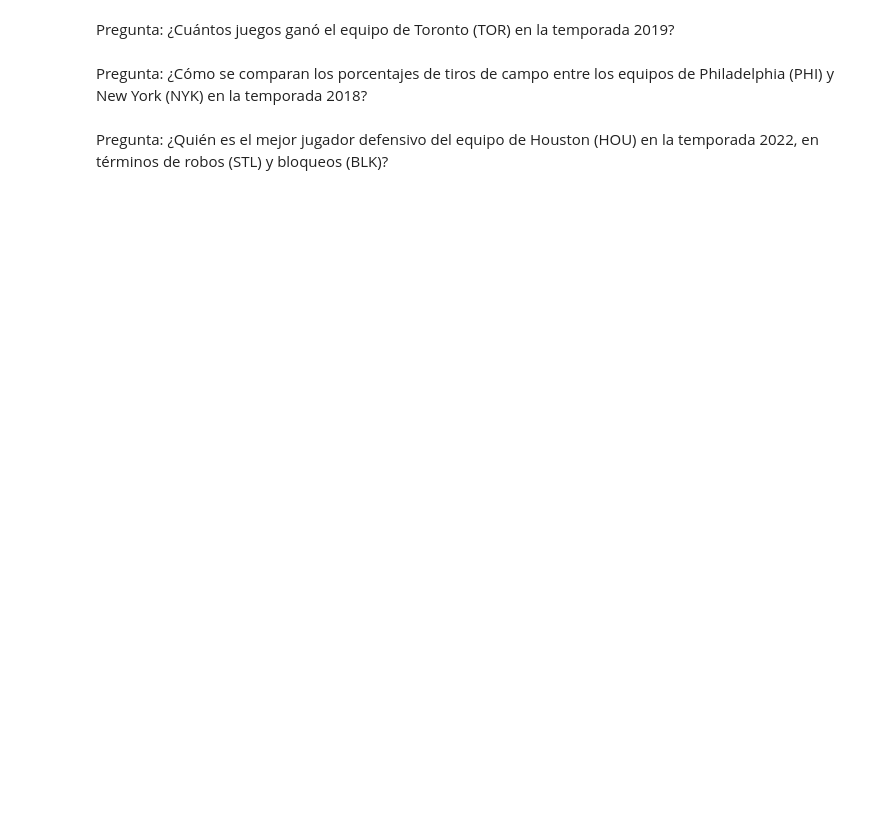
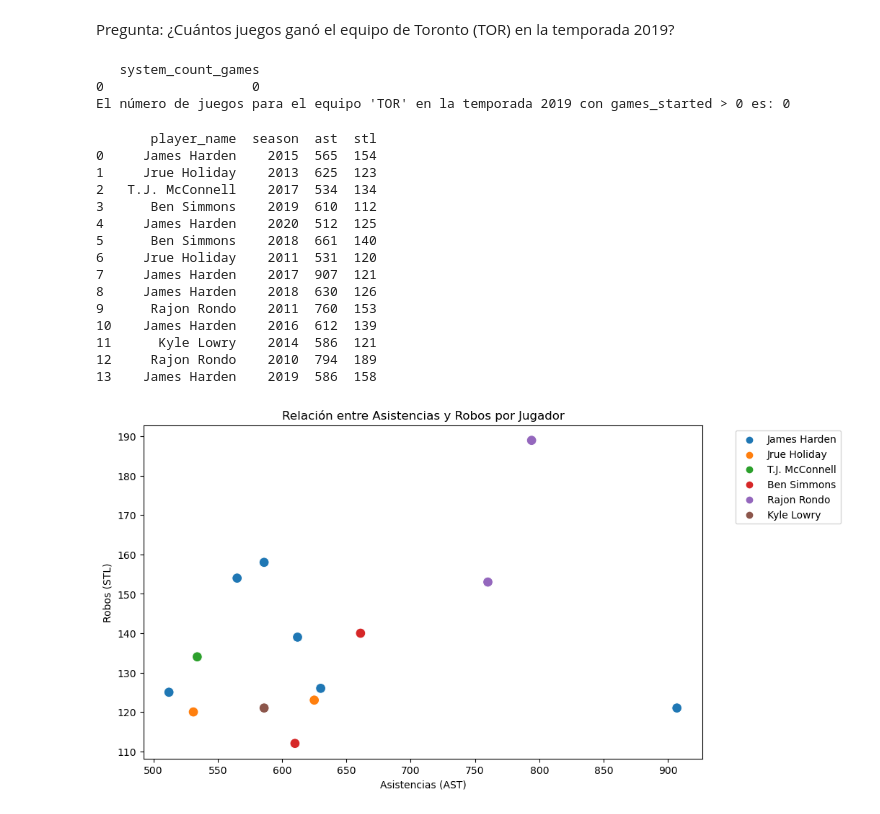
Before and after one commit to GenaroRocha/ProyectoNoSQL, a Jupyter notebook: proyecto.ipynb, the cells around one changed output. Saved outputs shown, nothing was run; the diff lists cells and outputs as text; code cells hidden in the pictures; blank space fills up the shorter version.

```diff
--- a/proyecto.ipynb
+++ b/proyecto.ipynb
@@ -231,7 +295,20 @@ plt.show()
 # %% [markdown]
 Pregunta: ¿Quién es el jugador con más puntos en la temporada 2020 para el equipo de Houston (HOU)?
 # %%
-SELECT player_name, MAX(PTS) FROM nba_stats WHERE team = 'HOU' AND season = 2020 ALLOW FILTERING;
+#SELECT player_name, MAX(PTS) FROM nba_stats WHERE team = 'HOU' AND season = 2020 ALLOW FILTERING;
+
+session = cluster.connect('nba')
+
+
+query = "SELECT player_name, MAX(PTS) FROM player_stats WHERE team = 'HOU' AND season = 2020 ALLOW FILTERING;"
+rows = session.execute(query)
+
+
+# Creando un DataFrame con los resultados
+df = pd.DataFrame(list(rows))
+print(df)
+
+
 
 #Esta consulta muestra el jugador con el mayor número de puntos en una temporada específica para el equipo de Houston.
 # %% [output]
@@ -245,10 +337,20 @@ SELECT AVG(TRB) FROM nba_stats WHERE team = 'BOS' AND season = 2021 ALLOW FILTER
 # %% [markdown]
 Pregunta: ¿Cuántos juegos ganó el equipo de Toronto (TOR) en la temporada 2019?
 # %%
-SELECT COUNT(games) FROM nba_stats WHERE team = 'TOR' AND season = 2019 AND games_started > 0 ALLOW FILTERING;
+#SELECT COUNT(games) FROM nba_stats WHERE team = 'TOR' AND season = 2019 AND games_started > 0 ALLOW FILTERING;
 
+query = "SELECT COUNT(games) FROM nba.player_stats WHERE team = 'TOR' AND season = 2019 AND games_started > 0 ALLOW FILTERING;"
+rows = session.execute(query)
+
+df = pd.DataFrame(list(rows))
+print(df)
+
+count_games = df.iloc[0,0]  # Asumiendo que el resultado es la primera fila y columna
+print(f"El número de juegos para el equipo 'TOR' en la temporada 2019 con games_started > 0 es: {count_games}")
 #Esta consulta cuenta el número de juegos en los que los
 # jugadores de Toronto iniciaron, lo que puede ser un indicador
 # aproximado de los juegos ganados.
+# %% [output]
+   system_count_games
+0                   0
+El número de juegos para el equipo 'TOR' en la temporada 2019 con games_started > 0 es: 0
-# %% [markdown]
-Pregunta: ¿Cómo se comparan los porcentajes de tiros de campo entre los equipos de Philadelphia (PHI) y New York (NYK) en la temporada 2018?
@@ -260,2 +356,0 @@ SELECT team, AVG(field_percent) FROM nba_stats WHERE team IN ('PHI', 'NYK') AND
-# %% [markdown]
-Pregunta: ¿Quién es el mejor jugador defensivo del equipo de Houston (HOU) en la temporada 2022, en términos de robos (STL) y bloqueos (BLK)?
@@ -265,0 +357,45 @@ SELECT player_name, MAX(STL + BLK) FROM nba_stats WHERE team = 'HOU' AND season
+# %%
+query = """
+SELECT player_name, season, AST, STL
+FROM player_stats
+WHERE AST > 500 AND STL > 100
+ALLOW FILTERING;
+"""
+rows = session.execute(query)
+df = pd.DataFrame(list(rows))
+print(df)
+
+
+if not df.empty and 'ast' in df.columns and 'stl' in df.columns:
+
+    # Crear un gráfico de dispersión
+    plt.figure(figsize=(10, 6))
+    sns.scatterplot(data=df, x='ast', y='stl', hue='player_name', s=100)
+
+    # Agregar títulos y etiquetas
+    plt.title('Relación entre Asistencias y Robos por Jugador')
+    plt.xlabel('Asistencias (AST)')
+    plt.ylabel('Robos (STL)')
+    plt.legend(bbox_to_anchor=(1.05, 1), loc='upper left')
+
+    # Mostrar el gráfico
+    plt.show()
+else:
+    print("El DataFrame está vacío o no contiene las columnas 'ast' y 'stl'.")
+# %% [output]
+       player_name  season  ast  stl
+0     James Harden    2015  565  154
+1     Jrue Holiday    2013  625  123
+2   T.J. McConnell    2017  534  134
+3      Ben Simmons    2019  610  112
+4     James Harden    2020  512  125
+5      Ben Simmons    2018  661  140
+6     Jrue Holiday    2011  531  120
+7     James Harden    2017  907  121
+8     James Harden    2018  630  126
+9      Rajon Rondo    2011  760  153
+10    James Harden    2016  612  139
+11      Kyle Lowry    2014  586  121
+12     Rajon Rondo    2010  794  189
+13    James Harden    2019  586  158
+[figure, added]
```
Also changed, not shown: parts of 10 cells of this notebook, 4 other files.
